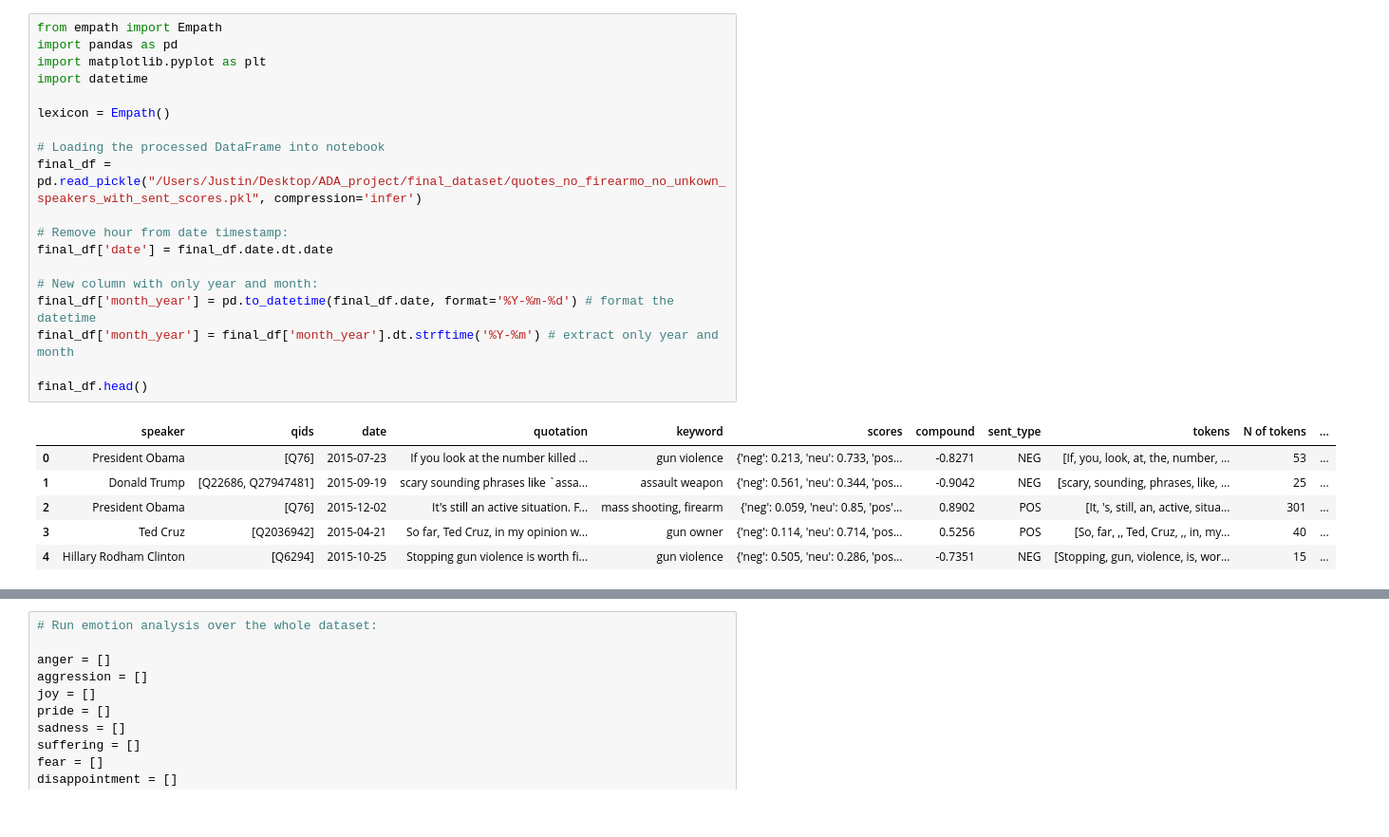
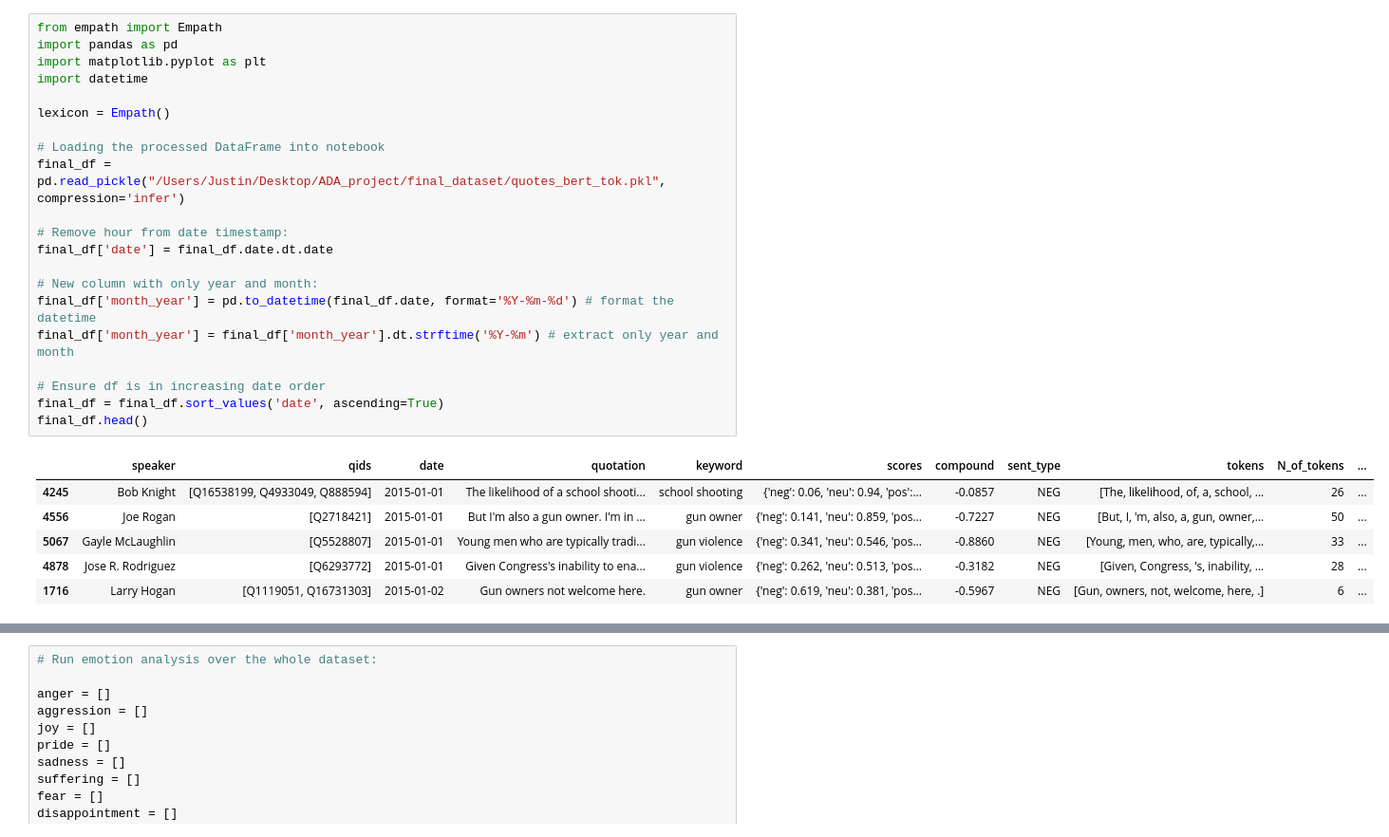
Before and after one commit to epfl-ada/ada-2021-project-lejt, a Jupyter notebook: Emotion extraction.ipynb, the cells around one changed output, grey strips where cells are left out. Shown at 95% size. Drawn from its saved outputs; the diff is of its cells as text.

```diff
--- a/Emotion extraction.ipynb
+++ b/Emotion extraction.ipynb
@@ -1,29 +1,31 @@
 # %%
 from empath import Empath
 import pandas as pd
 import matplotlib.pyplot as plt
 import datetime
 
 lexicon = Empath()
 
 # Loading the processed DataFrame into notebook
-final_df = pd.read_pickle("/Users/Justin/Desktop/ADA_project/final_dataset/quotes_no_firearmo_no_unkown_speakers_with_sent_scores.pkl", compression='infer')
+final_df = pd.read_pickle("/Users/Justin/Desktop/ADA_project/final_dataset/quotes_bert_tok.pkl", compression='infer')
 
 # Remove hour from date timestamp:
 final_df['date'] = final_df.date.dt.date
 
 # New column with only year and month:
 final_df['month_year'] = pd.to_datetime(final_df.date, format='%Y-%m-%d') # format the datetime
 final_df['month_year'] = final_df['month_year'].dt.strftime('%Y-%m') # extract only year and month
 
+# Ensure df is in increasing date order
+final_df = final_df.sort_values('date', ascending=True)
 final_df.head()
 # %% [output]
-|  | speaker | qids | date | quotation | keyword | scores | compound | sent_type | tokens | N of tokens | ... |
-| 0 | President Obama | [Q76] | 2015-07-23 | If you look at the number killed ... | gun violence | {'neg': 0.213, 'neu': 0.733, 'pos... | -0.8271 | NEG | [If, you, look, at, the, number, ... | 53 | ... |
-| 1 | Donald Trump | [Q22686, Q27947481] | 2015-09-19 | scary sounding phrases like `assa... | assault weapon | {'neg': 0.561, 'neu': 0.344, 'pos... | -0.9042 | NEG | [scary, sounding, phrases, like, ... | 25 | ... |
-| 2 | President Obama | [Q76] | 2015-12-02 | It's still an active situation. F... | mass shooting, firearm | {'neg': 0.059, 'neu': 0.85, 'pos'... | 0.8902 | POS | [It, 's, still, an, active, situa... | 301 | ... |
-| 3 | Ted Cruz | [Q2036942] | 2015-04-21 | So far, Ted Cruz, in my opinion w... | gun owner | {'neg': 0.114, 'neu': 0.714, 'pos... | 0.5256 | POS | [So, far, ,, Ted, Cruz, ,, in, my... | 40 | ... |
-| 4 | Hillary Rodham Clinton | [Q6294] | 2015-10-25 | Stopping gun violence is worth fi... | gun violence | {'neg': 0.505, 'neu': 0.286, 'pos... | -0.7351 | NEG | [Stopping, gun, violence, is, wor... | 15 | ... |
+|  | speaker | qids | date | quotation | keyword | scores | compound | sent_type | tokens | N_of_tokens | ... |
+| 4245 | Bob Knight | [Q16538199, Q4933049, Q888594] | 2015-01-01 | The likelihood of a school shooti... | school shooting | {'neg': 0.06, 'neu': 0.94, 'pos':... | -0.0857 | NEG | [The, likelihood, of, a, school, ... | 26 | ... |
+| 4556 | Joe Rogan | [Q2718421] | 2015-01-01 | But I'm also a gun owner. I'm in ... | gun owner | {'neg': 0.141, 'neu': 0.859, 'pos... | -0.7227 | NEG | [But, I, 'm, also, a, gun, owner,... | 50 | ... |
+| 5067 | Gayle McLaughlin | [Q5528807] | 2015-01-01 | Young men who are typically tradi... | gun violence | {'neg': 0.341, 'neu': 0.546, 'pos... | -0.8860 | NEG | [Young, men, who, are, typically,... | 33 | ... |
+| 4878 | Jose R. Rodriguez | [Q6293772] | 2015-01-01 | Given Congress's inability to ena... | gun violence | {'neg': 0.262, 'neu': 0.513, 'pos... | -0.3182 | NEG | [Given, Congress, 's, inability, ... | 28 | ... |
+| 1716 | Larry Hogan | [Q1119051, Q16731303] | 2015-01-02 | Gun owners not welcome here. | gun owner | {'neg': 0.619, 'neu': 0.381, 'pos... | -0.5967 | NEG | [Gun, owners, not, welcome, here, .] | 6 | ... |
 # %%
 # Import mass shooting dataset:
 
```
Also changed, not shown: parts of 20 cells of this notebook.
